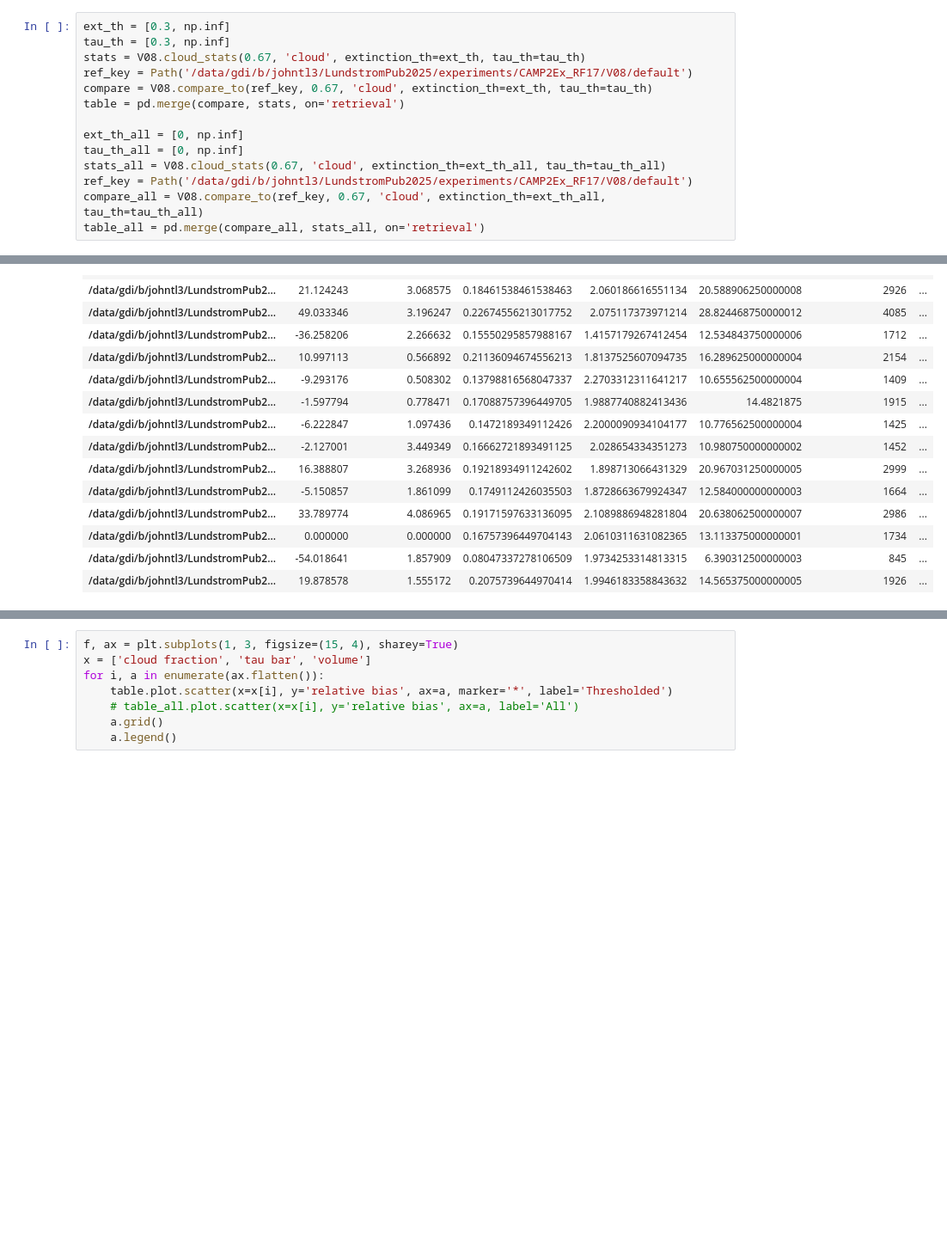
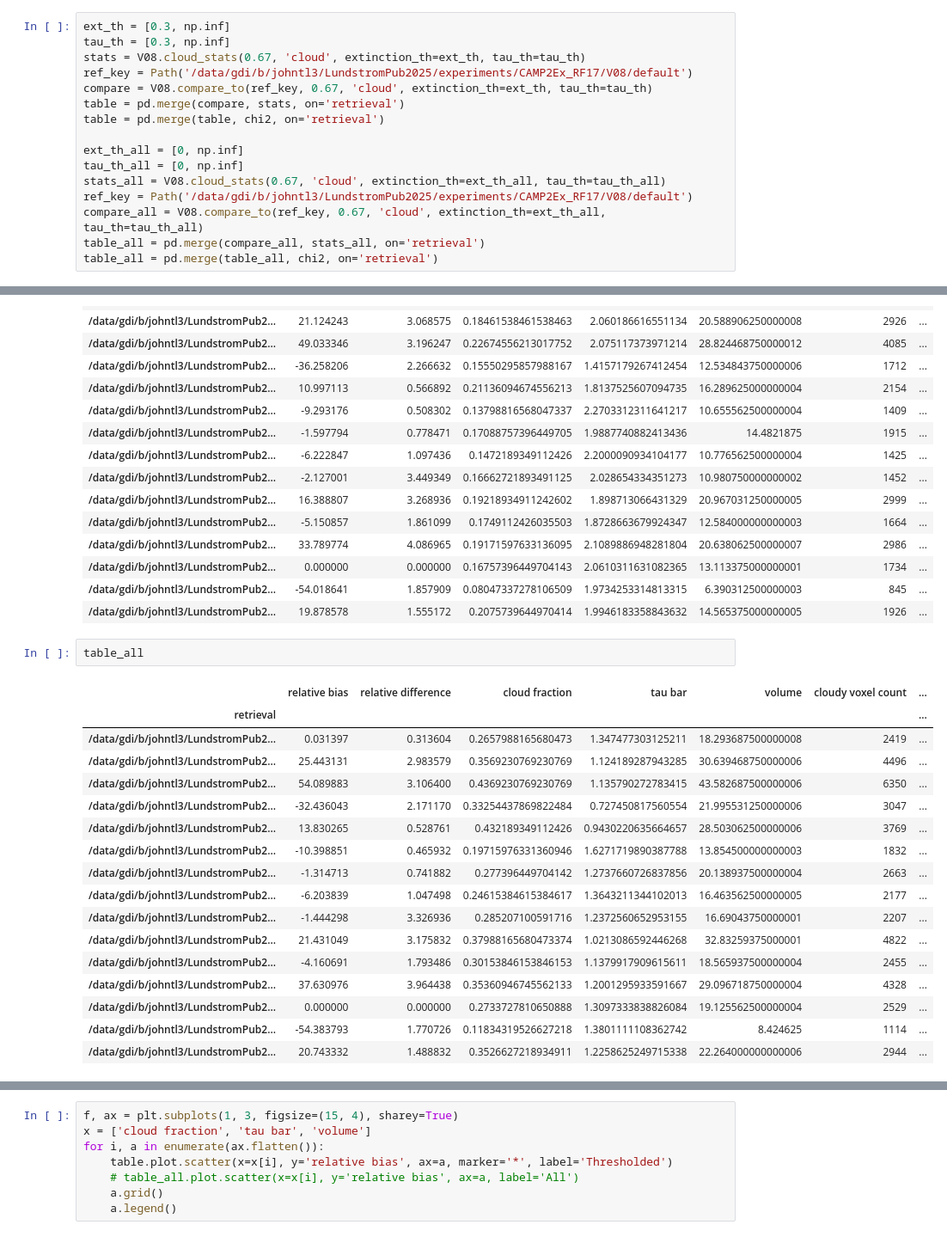
Before and after one commit to jlun17/misr-at3d-camp2ex, a Jupyter notebook: notebooks/investigation/multi_retreival/perturbation_tables_oop.ipynb, the cells around one changed output, grey strips where cells are left out. Shown at 86% size. Drawn from its saved outputs; the diff is of its cells as text; blank space fills up the shorter version.

Commit message:
Documentation, ERA5, and new tables.

```diff
--- a/notebooks/investigation/multi_retreival/perturbation_tables_oop.ipynb
+++ b/notebooks/investigation/multi_retreival/perturbation_tables_oop.ipynb
@@ -66,6 +66,7 @@ stats = V08.cloud_stats(0.67, 'cloud', extinction_th=ext_th, tau_th=tau_th)
 ref_key = Path('/data/gdi/b/johntl3/LundstromPub2025/experiments/CAMP2Ex_RF17/V08/default')
 compare = V08.compare_to(ref_key, 0.67, 'cloud', extinction_th=ext_th, tau_th=tau_th)
 table = pd.merge(compare, stats, on='retrieval')
+table = pd.merge(table, chi2, on='retrieval')
 
 ext_th_all = [0, np.inf]
 tau_th_all = [0, np.inf]
@@ -73,6 +74,7 @@ stats_all = V08.cloud_stats(0.67, 'cloud', extinction_th=ext_th_all, tau_th=tau_
 ref_key = Path('/data/gdi/b/johntl3/LundstromPub2025/experiments/CAMP2Ex_RF17/V08/default')
 compare_all = V08.compare_to(ref_key, 0.67, 'cloud', extinction_th=ext_th_all, tau_th=tau_th_all)
 table_all = pd.merge(compare_all, stats_all, on='retrieval')
+table_all = pd.merge(table_all, chi2, on='retrieval')
 # %%
 table
 # %% [output]
@@ -93,3 +95,23 @@ table
 | /data/gdi/b/johntl3/LundstromPub2... | 0.000000 | 0.000000 | 0.16757396449704143 | 2.0610311631082365 | 13.113375000000001 | 1734 | ... |
 | /data/gdi/b/johntl3/LundstromPub2... | -54.018641 | 1.857909 | 0.08047337278106509 | 1.9734253314813315 | 6.390312500000003 | 845 | ... |
 | /data/gdi/b/johntl3/LundstromPub2... | 19.878578 | 1.555172 | 0.2075739644970414 | 1.9946183358843632 | 14.565375000000005 | 1926 | ... |
+# %%
+table_all
+# %% [output]
+|  | relative bias | relative difference | cloud fraction | tau bar | volume | cloudy voxel count | ... |
+| retrieval |  |  |  |  |  |  | ... |
+| /data/gdi/b/johntl3/LundstromPub2... | 0.031397 | 0.313604 | 0.2657988165680473 | 1.347477303125211 | 18.293687500000008 | 2419 | ... |
+| /data/gdi/b/johntl3/LundstromPub2... | 25.443131 | 2.983579 | 0.3569230769230769 | 1.124189287943285 | 30.639468750000006 | 4496 | ... |
+| /data/gdi/b/johntl3/LundstromPub2... | 54.089883 | 3.106400 | 0.4369230769230769 | 1.135790272783415 | 43.582687500000006 | 6350 | ... |
+| /data/gdi/b/johntl3/LundstromPub2... | -32.436043 | 2.171170 | 0.33254437869822484 | 0.727450817560554 | 21.995531250000006 | 3047 | ... |
+| /data/gdi/b/johntl3/LundstromPub2... | 13.830265 | 0.528761 | 0.432189349112426 | 0.9430220635664657 | 28.503062500000006 | 3769 | ... |
+| /data/gdi/b/johntl3/LundstromPub2... | -10.398851 | 0.465932 | 0.19715976331360946 | 1.6271719890387788 | 13.854500000000003 | 1832 | ... |
+| /data/gdi/b/johntl3/LundstromPub2... | -1.314713 | 0.741882 | 0.277396449704142 | 1.2737660726837856 | 20.138937500000004 | 2663 | ... |
+| /data/gdi/b/johntl3/LundstromPub2... | -6.203839 | 1.047498 | 0.24615384615384617 | 1.3643211344102013 | 16.463562500000005 | 2177 | ... |
+| /data/gdi/b/johntl3/LundstromPub2... | -1.444298 | 3.326936 | 0.285207100591716 | 1.2372560652953155 | 16.69043750000001 | 2207 | ... |
+| /data/gdi/b/johntl3/LundstromPub2... | 21.431049 | 3.175832 | 0.37988165680473374 | 1.0213086592446268 | 32.83259375000001 | 4822 | ... |
+| /data/gdi/b/johntl3/LundstromPub2... | -4.160691 | 1.793486 | 0.30153846153846153 | 1.1379917909615611 | 18.565937500000004 | 2455 | ... |
+| /data/gdi/b/johntl3/LundstromPub2... | 37.630976 | 3.964438 | 0.35360946745562133 | 1.2001295933591667 | 29.096718750000004 | 4328 | ... |
+| /data/gdi/b/johntl3/LundstromPub2... | 0.000000 | 0.000000 | 0.2733727810650888 | 1.3097333838826084 | 19.125562500000004 | 2529 | ... |
+| /data/gdi/b/johntl3/LundstromPub2... | -54.383793 | 1.770726 | 0.11834319526627218 | 1.3801111108362742 | 8.424625 | 1114 | ... |
+| /data/gdi/b/johntl3/LundstromPub2... | 20.743332 | 1.488832 | 0.3526627218934911 | 1.2258625249715338 | 22.264000000000006 | 2944 | ... |
```
Also changed, not shown: parts of 1 cell of this notebook, 5 other files.
